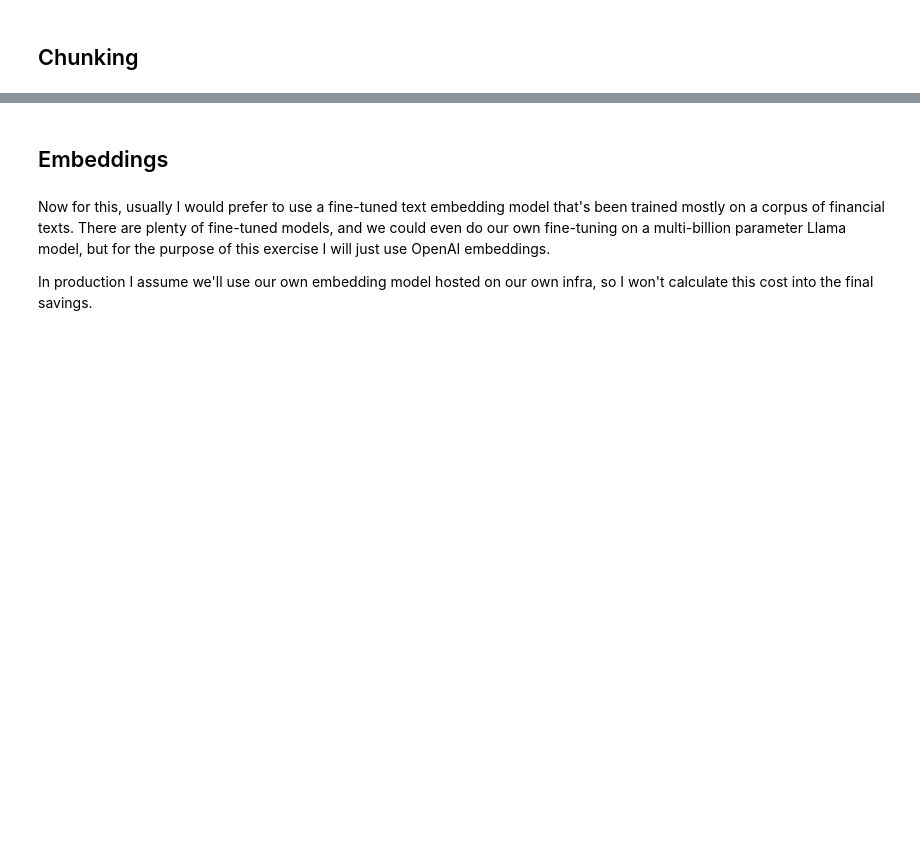
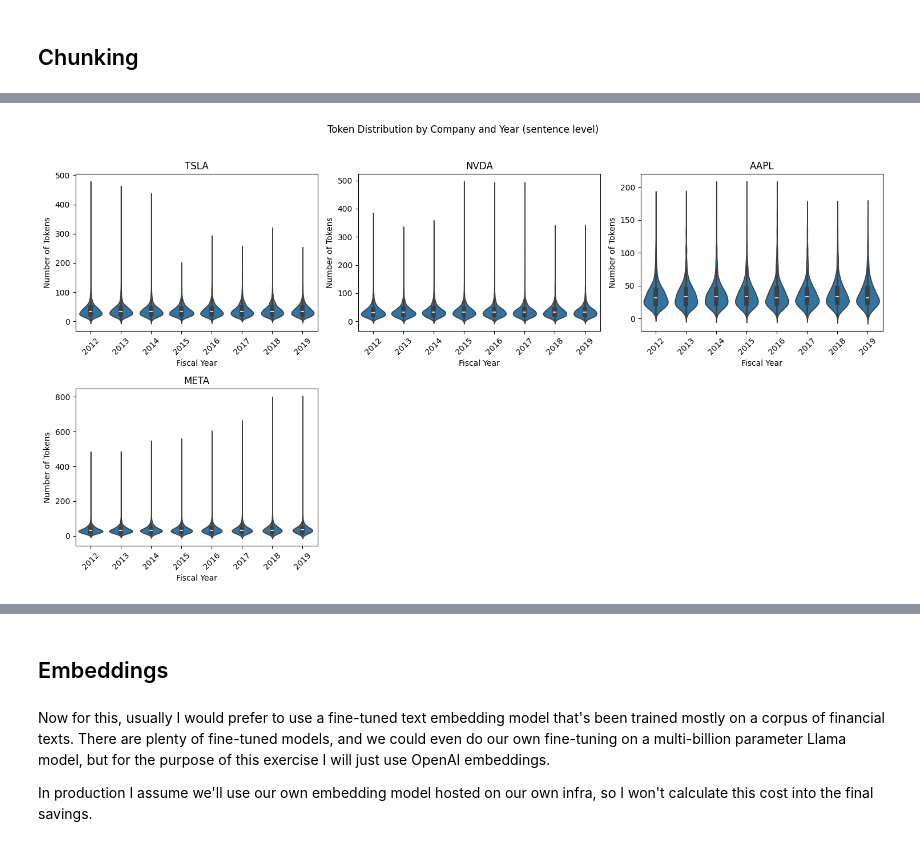
Before and after one commit to jon-robbins/sec-rag-pipeline, a Jupyter notebook: notebooks/EDA.ipynb, the cells around one changed output, grey strips where cells are left out. Drawn from its saved outputs; the diff is of its cells as text; code cells hidden in the pictures; blank space fills up the shorter version.

```diff
--- a/notebooks/EDA.ipynb
+++ b/notebooks/EDA.ipynb
@@ -471,0 +197,6 @@ df_filings.head(20)
+# %%
+df['num_tokens'] = df['sentence'].apply(count_tokens)
+plot_token_distribution(df, title='Token Distribution by Company and Year (sentence level)')
+df.head()
+# %% [output]
+[figure, added]
```
Also changed, not shown: parts of 36 cells of this notebook, 43 other files.
